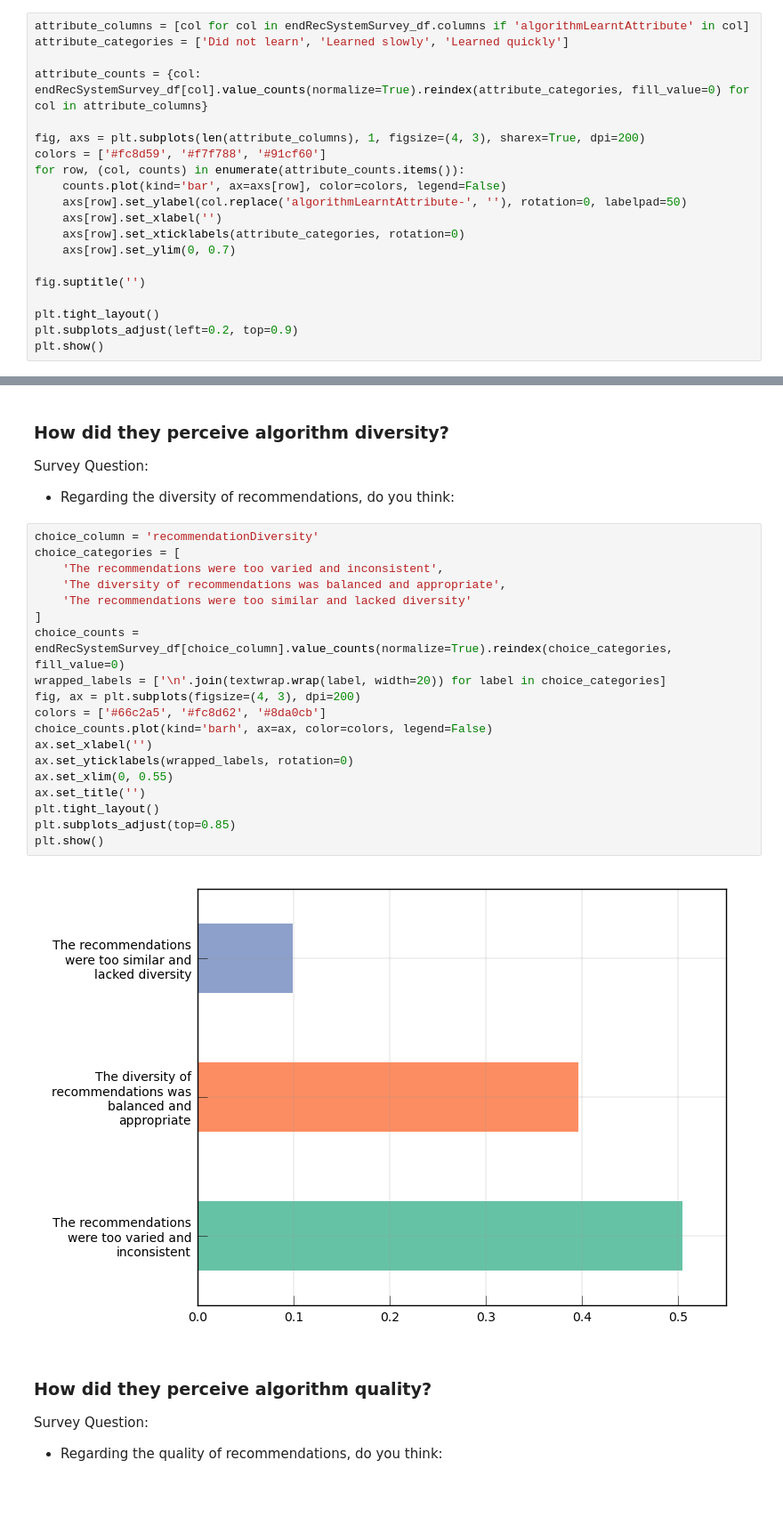
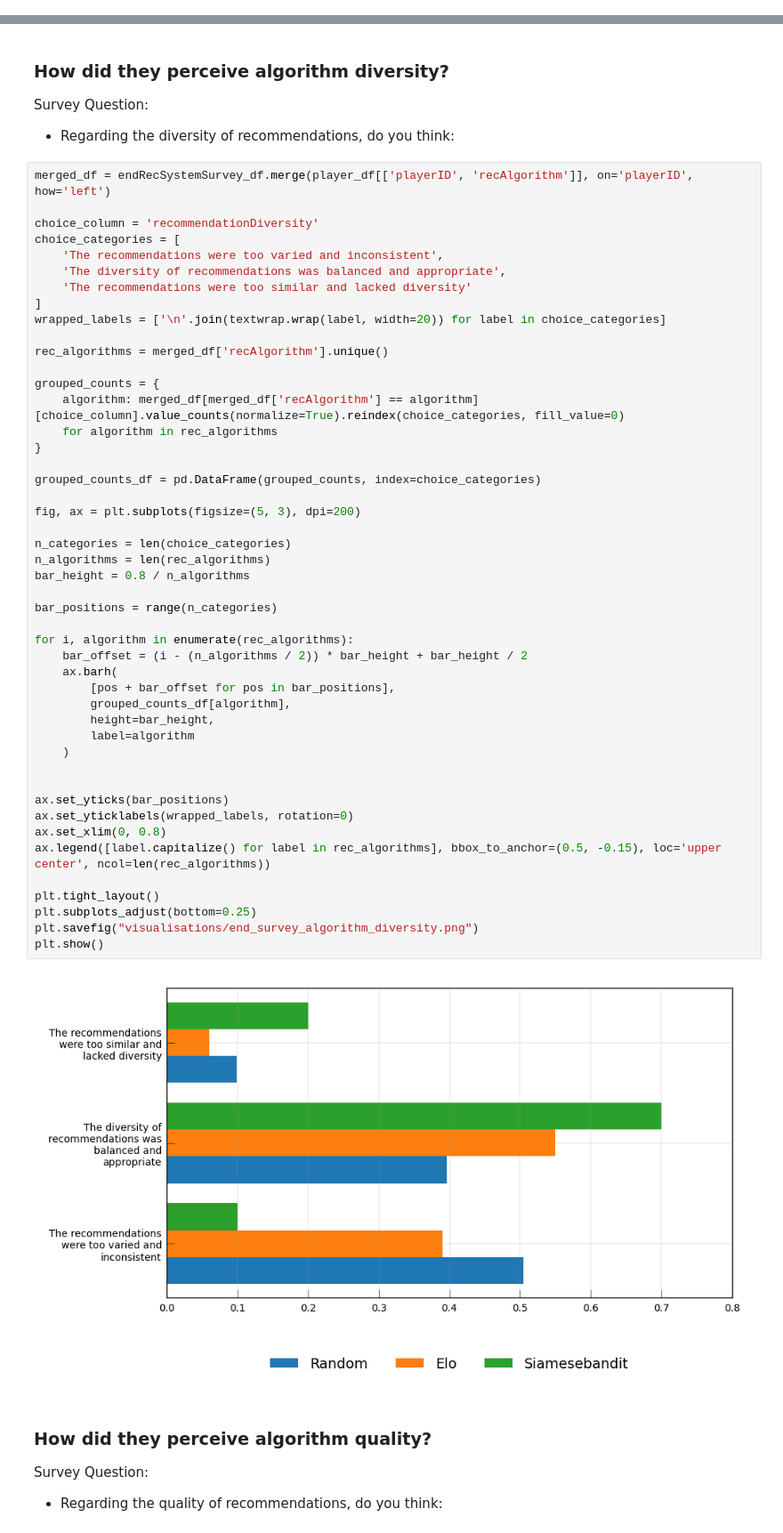
Before and after one commit to sofiahafner/dating-app-experiment-analysis, a Jupyter notebook: descriptive_analysis.ipynb, the cells around one changed output, grey strips where cells are left out. Shown at 89% size. Saved outputs shown, nothing was run; the diff lists cells and outputs as text; blank space fills up the shorter version.

```diff
--- a/descriptive_analysis.ipynb
+++ b/descriptive_analysis.ipynb
@@ -428,23 +961,3 @@ plt.show()
 
 Survey Question:
 - To what extent do you think the algorithm learned about your character’s preferences regarding the following attributes? Rank each:
-# %%
-attribute_columns = [col for col in endRecSystemSurvey_df.columns if 'algorithmLearntAttribute' in col]
-attribute_categories = ['Did not learn', 'Learned slowly', 'Learned quickly']
-
-attribute_counts = {col: endRecSystemSurvey_df[col].value_counts(normalize=True).reindex(attribute_categories, fill_value=0) for col in attribute_columns}
-
-fig, axs = plt.subplots(len(attribute_columns), 1, figsize=(4, 3), sharex=True, dpi=200)
-colors = ['#fc8d59', '#f7f788', '#91cf60']
-for row, (col, counts) in enumerate(attribute_counts.items()):
-    counts.plot(kind='bar', ax=axs[row], color=colors, legend=False)
-    axs[row].set_ylabel(col.replace('algorithmLearntAttribute-', ''), rotation=0, labelpad=50)
-    axs[row].set_xlabel('')
-    axs[row].set_xticklabels(attribute_categories, rotation=0)
-    axs[row].set_ylim(0, 0.7)
-
-fig.suptitle('')
-
-plt.tight_layout()
-plt.subplots_adjust(left=0.2, top=0.9)
-plt.show()
@@ -456,26 +1007,54 @@ plt.show()
 Survey Question:
 - Regarding the diversity of recommendations, do you think:
 # %%
+merged_df = endRecSystemSurvey_df.merge(player_df[['playerID', 'recAlgorithm']], on='playerID', how='left')
+
 choice_column = 'recommendationDiversity'
 choice_categories = [
     'The recommendations were too varied and inconsistent',
     'The diversity of recommendations was balanced and appropriate',
     'The recommendations were too similar and lacked diversity'
 ]
-choice_counts = endRecSystemSurvey_df[choice_column].value_counts(normalize=True).reindex(choice_categories, fill_value=0)
 wrapped_labels = ['\n'.join(textwrap.wrap(label, width=20)) for label in choice_categories]
-fig, ax = plt.subplots(figsize=(4, 3), dpi=200)
-colors = ['#66c2a5', '#fc8d62', '#8da0cb']
-choice_counts.plot(kind='barh', ax=ax, color=colors, legend=False)
-ax.set_xlabel('')
+
+rec_algorithms = merged_df['recAlgorithm'].unique()
+
+grouped_counts = {
+    algorithm: merged_df[merged_df['recAlgorithm'] == algorithm][choice_column].value_counts(normalize=True).reindex(choice_categories, fill_value=0)
+    for algorithm in rec_algorithms
+}
+
+grouped_counts_df = pd.DataFrame(grouped_counts, index=choice_categories)
+
+fig, ax = plt.subplots(figsize=(5, 3), dpi=200)
+
+n_categories = len(choice_categories)
+n_algorithms = len(rec_algorithms)
+bar_height = 0.8 / n_algorithms
+
+bar_positions = range(n_categories)
+
+for i, algorithm in enumerate(rec_algorithms):
+    bar_offset = (i - (n_algorithms / 2)) * bar_height + bar_height / 2
+    ax.barh(
+        [pos + bar_offset for pos in bar_positions],
+        grouped_counts_df[algorithm],
+        height=bar_height,
+        label=algorithm
+    )
+
+
+ax.set_yticks(bar_positions)
 ax.set_yticklabels(wrapped_labels, rotation=0)
-ax.set_xlim(0, 0.55)
-ax.set_title('')
+ax.set_xlim(0, 0.8)
+ax.legend([label.capitalize() for label in rec_algorithms], bbox_to_anchor=(0.5, -0.15), loc='upper center', ncol=len(rec_algorithms))
+
 plt.tight_layout()
-plt.subplots_adjust(top=0.85)
+plt.subplots_adjust(bottom=0.25)
+plt.savefig("visualisations/end_survey_algorithm_diversity.png")
 plt.show()
 # %% [output]
-[figure, old version]
+[figure, new version]
 # %% [markdown]
 ### How did they perceive algorithm quality?
 
```
Also changed, not shown: parts of 56 cells of this notebook, 34 other files.
